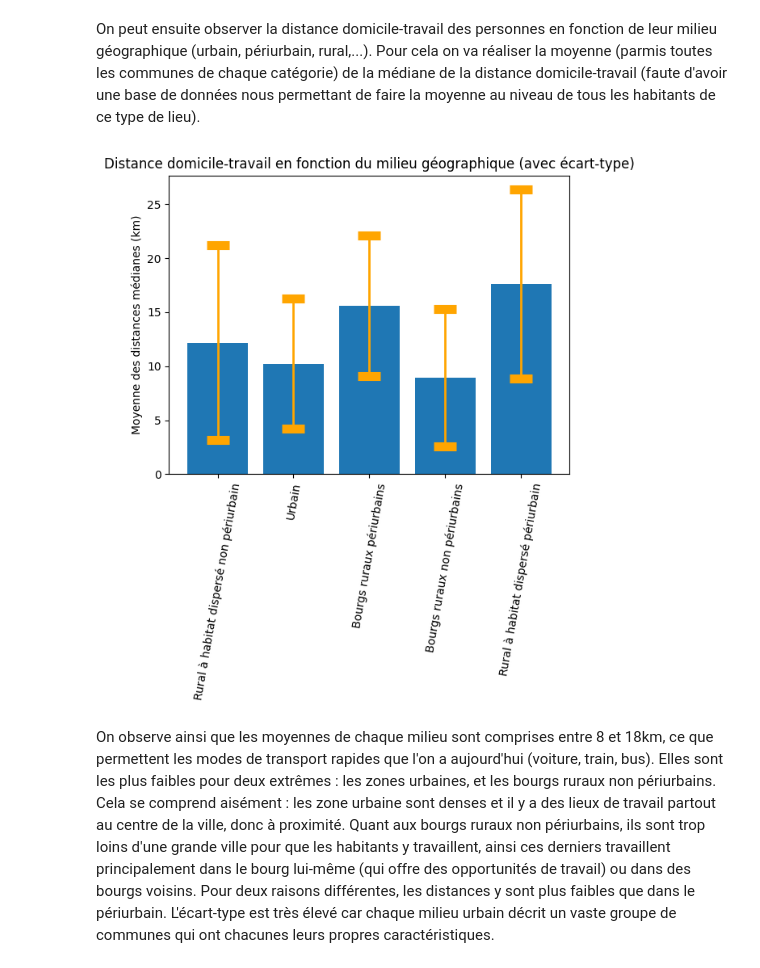
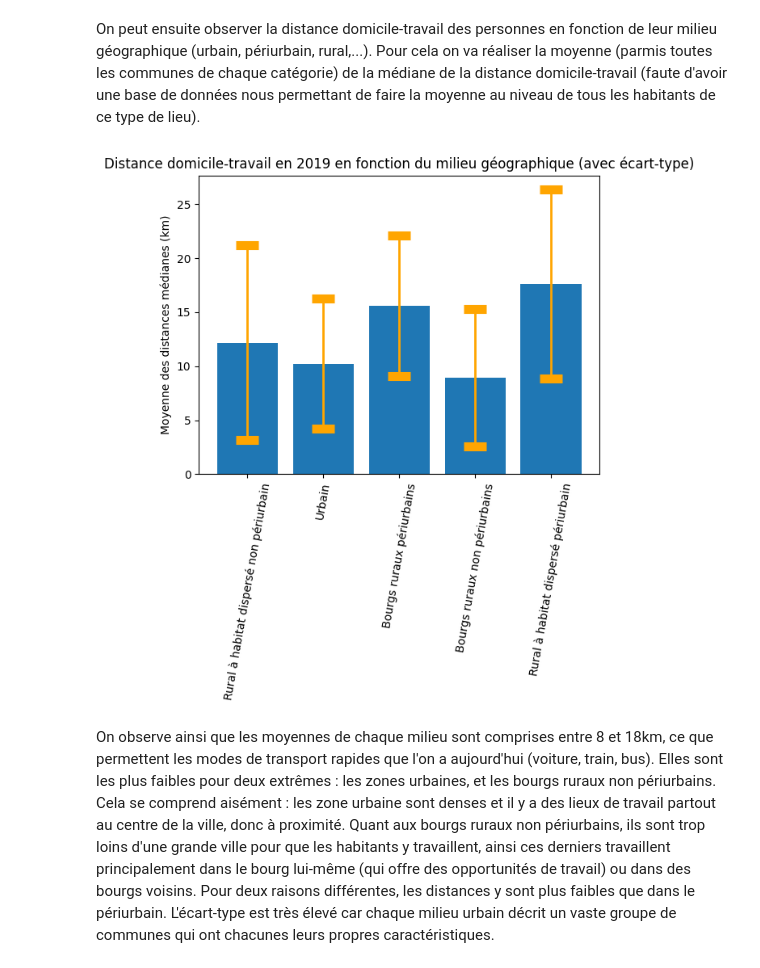
Before and after one commit to ClementGOUJON-dot/base_de_donn-es, a Jupyter notebook: Compte_rendu.ipynb, the cells around one changed output. Drawn from its saved outputs; the diff is of its cells as text; code cells hidden in the pictures.

```diff
--- a/Compte_rendu.ipynb
+++ b/Compte_rendu.ipynb
@@ -81,26 +81,26 @@ On peut ensuite observer la distance domicile-travail des personnes en fonction
 # %%
 a=df2['Categorie_densite'].unique()
 moy=[]
 ecart=[]
 categories=[]
 for i in a :
     df_=df2[df2['Categorie_densite']==i]
     m=np.mean(df_['Distance_mediane_domicile_travail_2019_km'])
     e=np.std(df_['Distance_mediane_domicile_travail_2019_km'])
     moy.append(m)
     categories.append(i)
     ecart.append(e)
 categories.pop()
 moy.pop()
 ecart.pop()
 plt.bar(categories,moy)
 plt.errorbar(categories,moy,yerr=ecart,fmt = 'none', capsize = 10, ecolor = 'orange', elinewidth = 2, capthick = 8)
 plt.xticks(rotation=80)
-plt.title('Distance domicile-travail en fonction du milieu géographique (avec écart-type)')
+plt.title('Distance domicile-travail en 2019 en fonction du milieu géographique (avec écart-type)')
 plt.ylabel('Moyenne des distances médianes (km)')
 plt.show()
 # %% [output]
-[figure, old version]
+[figure, new version]
 # %% [markdown]
 On observe ainsi que les moyennes de chaque milieu sont comprises entre 8 et 18km, ce que permettent les modes de transport rapides que l'on a aujourd'hui (voiture, train, bus). Elles sont les plus faibles pour deux extrêmes : les zones urbaines, et les bourgs ruraux non périurbains. Cela se comprend aisément : les zone urbaine sont denses et il y a des lieux de travail partout au centre de la ville, donc à proximité. Quant aux bourgs ruraux non périurbains, ils sont trop loins d'une grande ville pour que les habitants y travaillent, ainsi ces derniers travaillent principalement dans le bourg lui-même (qui offre des opportunités de travail) ou dans des bourgs voisins. Pour deux raisons différentes, les distances y sont plus faibles que dans le périurbain.
 L'écart-type est très élevé car chaque milieu urbain décrit un vaste groupe de communes qui ont chacunes leurs propres caractéristiques.
```
Also changed, not shown: parts of 3 cells of this notebook, 1 other file.
